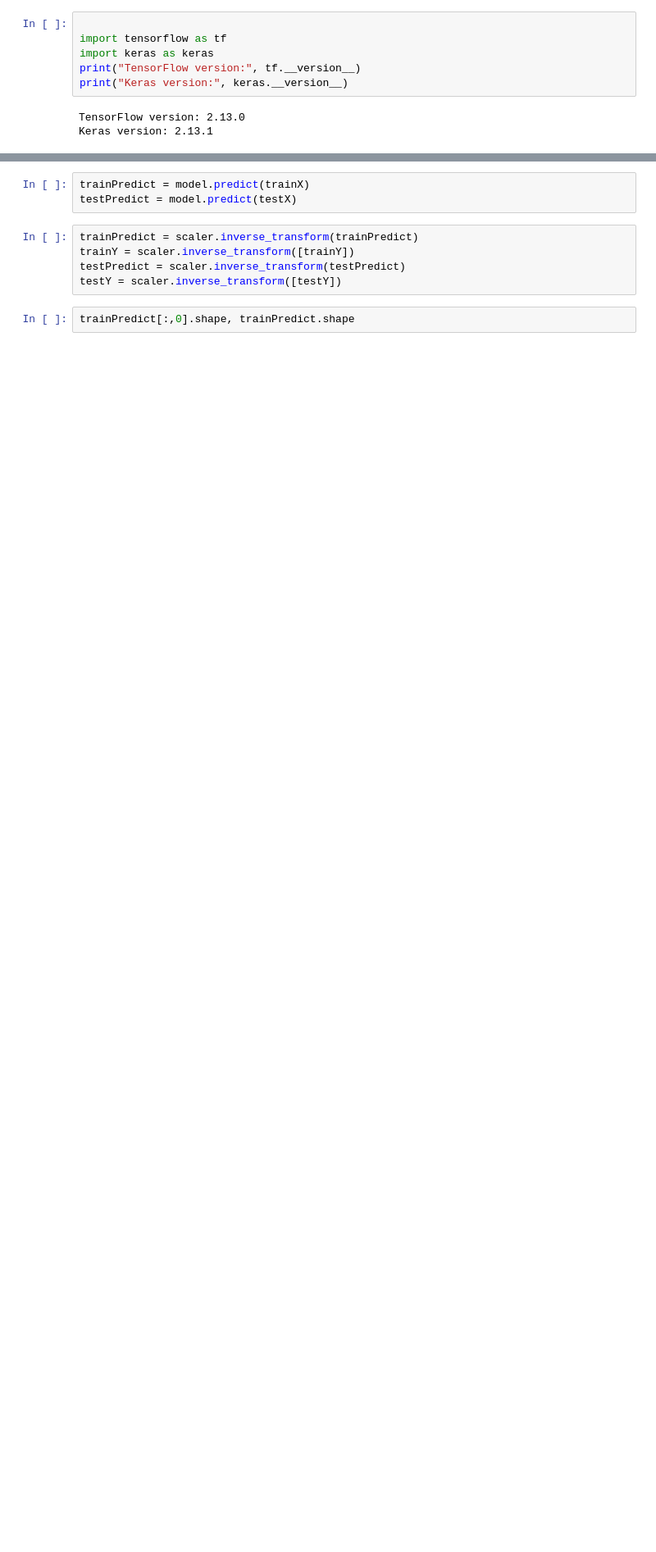
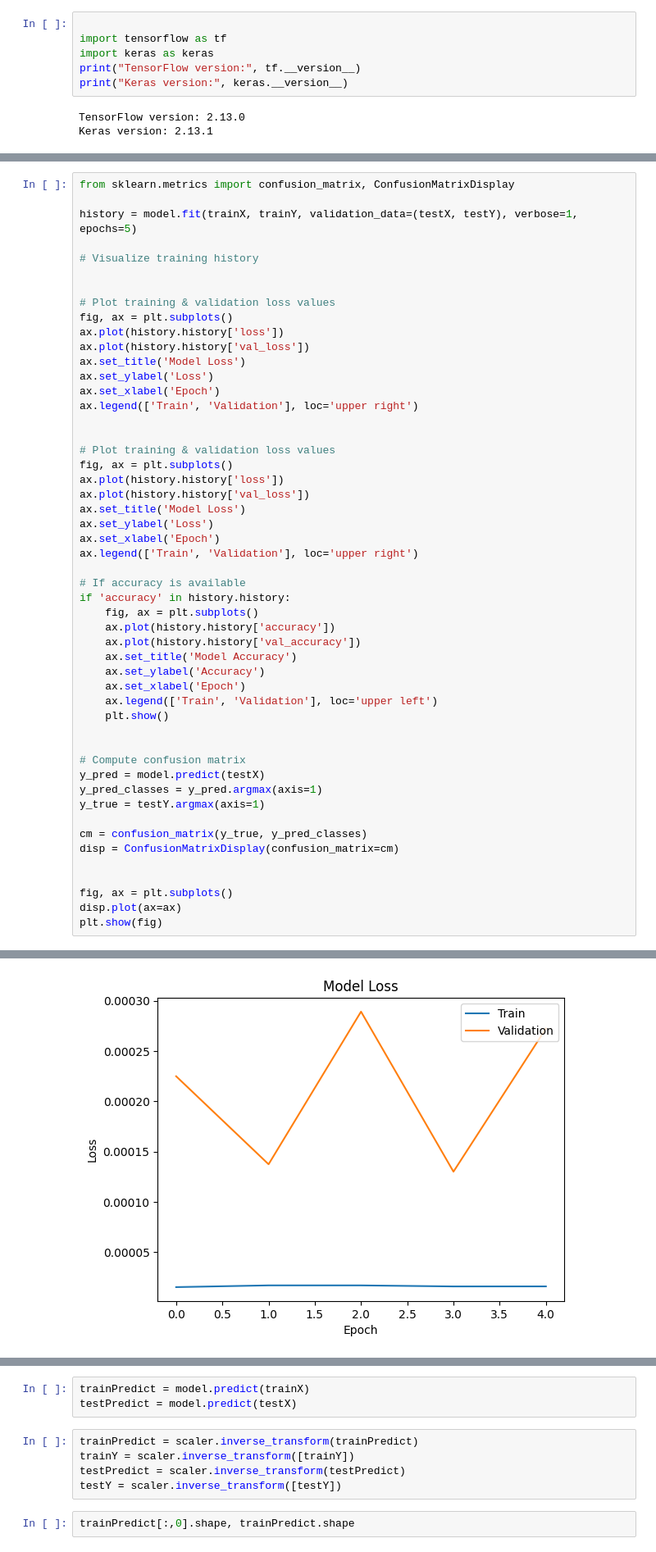
Before and after one commit to RiccardoDAndrea/Bachelor, a Jupyter notebook: main.ipynb, the cells around one changed output, grey strips where cells are left out. Shown at 82% size. Drawn from its saved outputs; the diff is of its cells as text; blank space fills up the shorter version.

```diff
--- a/main.ipynb
+++ b/main.ipynb
@@ -507,0 +488,52 @@ Epoch 100/100
+# %%
+from sklearn.metrics import confusion_matrix, ConfusionMatrixDisplay
+
+history = model.fit(trainX, trainY, validation_data=(testX, testY), verbose=1, epochs=5)
+
+# Visualize training history
+
+
+# Plot training & validation loss values
+fig, ax = plt.subplots()
+ax.plot(history.history['loss'])
+ax.plot(history.history['val_loss'])
+ax.set_title('Model Loss')
+ax.set_ylabel('Loss')
+ax.set_xlabel('Epoch')
+ax.legend(['Train', 'Validation'], loc='upper right')
+
+
+# Plot training & validation loss values
+fig, ax = plt.subplots()
+ax.plot(history.history['loss'])
+ax.plot(history.history['val_loss'])
+ax.set_title('Model Loss')
+ax.set_ylabel('Loss')
+ax.set_xlabel('Epoch')
+ax.legend(['Train', 'Validation'], loc='upper right')
+
+# If accuracy is available
+if 'accuracy' in history.history:
+    fig, ax = plt.subplots()
+    ax.plot(history.history['accuracy'])
+    ax.plot(history.history['val_accuracy'])
+    ax.set_title('Model Accuracy')
+    ax.set_ylabel('Accuracy')
+    ax.set_xlabel('Epoch')
+    ax.legend(['Train', 'Validation'], loc='upper left')
+    plt.show()
+
+
+# Compute confusion matrix
+y_pred = model.predict(testX)
+y_pred_classes = y_pred.argmax(axis=1)
+y_true = testY.argmax(axis=1)
+
+cm = confusion_matrix(y_true, y_pred_classes)
+disp = ConfusionMatrixDisplay(confusion_matrix=cm)
+
+
+fig, ax = plt.subplots()
+disp.plot(ax=ax)
+plt.show(fig)
+# %% [output]
@@ -507,0 +552 @@ Epoch 100/100
+[figure, added]
```
Also changed, not shown: parts of 4 cells of this notebook, 1 other file.
